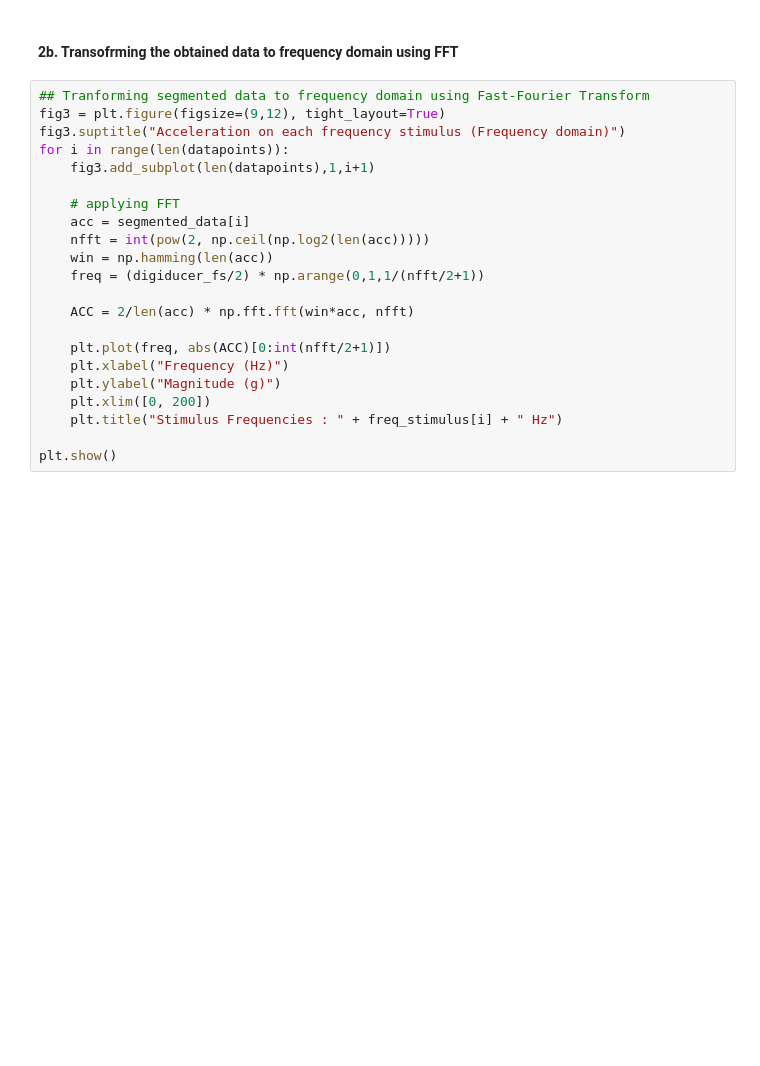
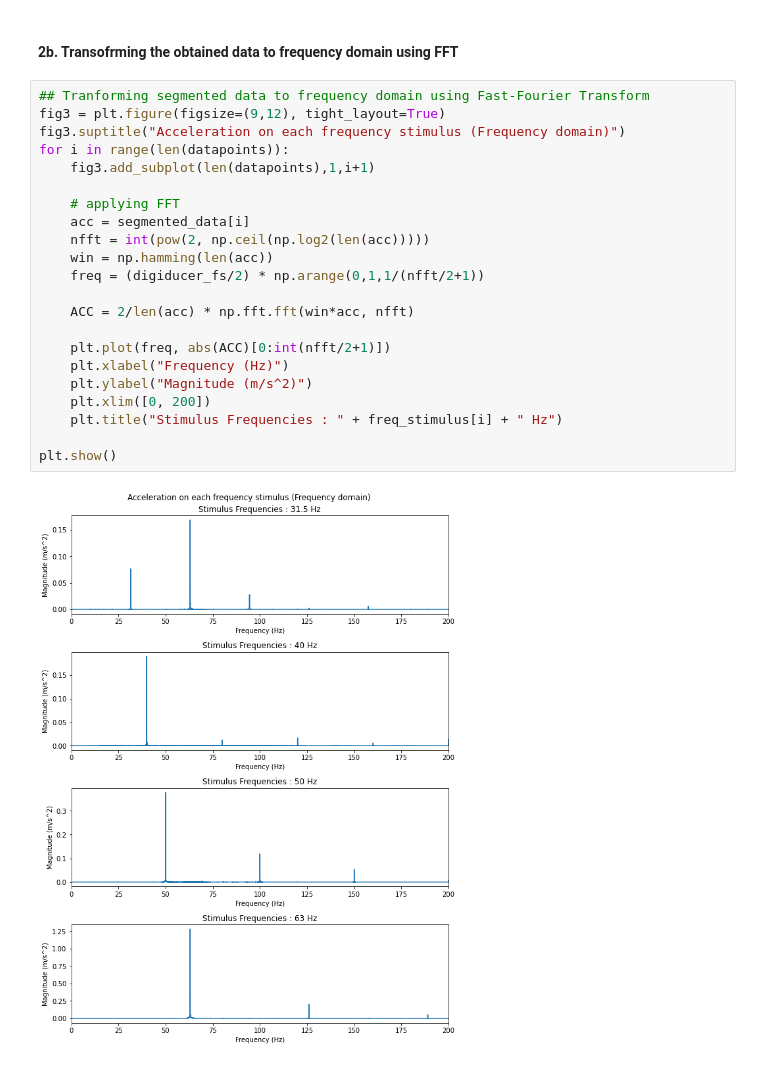
Before and after one commit to VibrasticLab/General_Projects, a Jupyter notebook: JLL_CWO_Okt_2023/data_process.ipynb, the cells around one changed output. Drawn from its saved outputs; the diff is of its cells as text; blank space fills up the shorter version.

```diff
--- a/JLL_CWO_Okt_2023/data_process.ipynb
+++ b/JLL_CWO_Okt_2023/data_process.ipynb
@@ -65,22 +85,24 @@ plt.show()
 # %%
 ## Tranforming segmented data to frequency domain using Fast-Fourier Transform
 fig3 = plt.figure(figsize=(9,12), tight_layout=True)
 fig3.suptitle("Acceleration on each frequency stimulus (Frequency domain)")
 for i in range(len(datapoints)):
     fig3.add_subplot(len(datapoints),1,i+1)
 
     # applying FFT
     acc = segmented_data[i]
     nfft = int(pow(2, np.ceil(np.log2(len(acc)))))
     win = np.hamming(len(acc))
     freq = (digiducer_fs/2) * np.arange(0,1,1/(nfft/2+1))
 
     ACC = 2/len(acc) * np.fft.fft(win*acc, nfft)
 
     plt.plot(freq, abs(ACC)[0:int(nfft/2+1)])
     plt.xlabel("Frequency (Hz)")
-    plt.ylabel("Magnitude (g)")
+    plt.ylabel("Magnitude (m/s^2)")
     plt.xlim([0, 200])
     plt.title("Stimulus Frequencies : " + freq_stimulus[i] + " Hz")
 
 plt.show()
+# %% [output]
+[figure, added]
```
Also changed, not shown: parts of 7 cells of this notebook, 2 other files.
